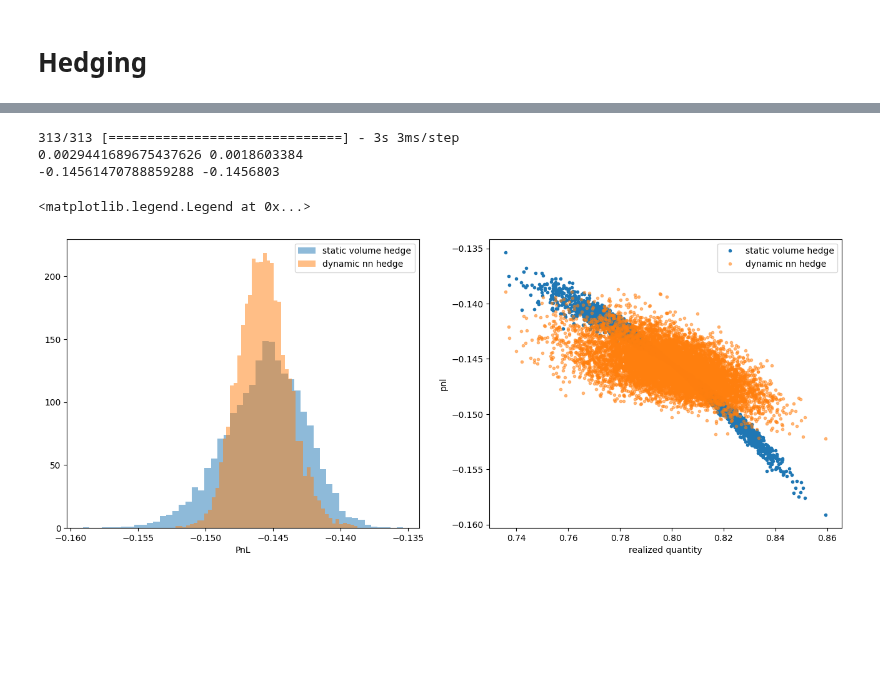
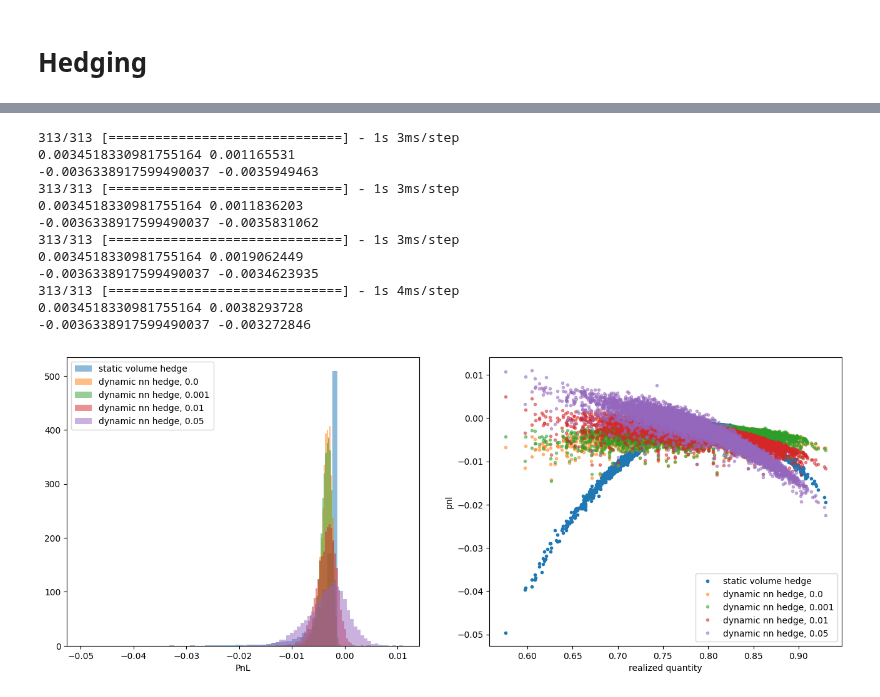
Before and after one commit to pikki622/RiVaPy, a Jupyter notebook: notebooks/models/residual_demand_forward_model.ipynb, the cells around one changed output, grey strips where cells are left out. Saved outputs shown, nothing was run; the diff lists cells and outputs as text; code cells hidden in the pictures; blank space fills up the shorter version.

```diff
--- a/notebooks/models/residual_demand_forward_model.ipynb
+++ b/notebooks/models/residual_demand_forward_model.ipynb
@@ -349,5 +304,6 @@ rdm = ResidualDemandForwardModel(
 # %%
-strike = 0.4#fwd_prices[:,-1].mean()
+val_date = dt.datetime(2023,1,1)
+strike = 0.22#fwd_prices[:,-1].mean()
 spec = GreenPPASpecification(technology = 'Wind',
                              location = 'Onshore',
                              schedule = [val_date + dt.timedelta(days=2)],
@@ -415,0 +450,13 @@ t = -2
+# %%
+for k,v in results.items():
+    for t_ in range(-10,-8,2):
+        delta = v.hedge_model.compute_delta(v.fwd_prices, v.forecasts, t_)
+        for l,v in v.forecasts.items():
+            if l != 'Onshore':
+                continue
+            plt.plot( v[:,t_], delta,'.', alpha=0.125, label='$\lambda$='+k+', t=' + str(t_))
+plt.ylabel('delta')
+plt.xlabel('forecast')
+plt.plot([0.6, 0.9],[-0.6, -0.9])
+plt.legend()
+plt.title('delta vs forecast');
@@ -483,24 +520,39 @@ plt.legend();
 # %%
 #plt.hist(pnl_no_hedge, bins=50, density=True, label='unhedged')
-pnl = result.hedge_model.compute_pnl(fwd_prices, result.forecasts, result.rlzd_qty)
 plt.figure(figsize=(16,6))
+plt.subplot(1,2,2)
+plt.plot(rlzd_qty, pnl_hedge, '.', label='static volume hedge')
 plt.subplot(1,2,1)
 plt.hist(pnl_hedge, bins=50, density=True, alpha=0.5, label='static volume hedge')
-plt.hist(pnl, bins=50, density=True, alpha=0.5, label='dynamic nn hedge')
+for k,v in results.items():
+    plt.subplot(1,2,1)
+    pnl = v.hedge_model.compute_pnl(result.fwd_prices, result.forecasts, result.rlzd_qty)
+    plt.hist(pnl, bins=50, density=True, alpha=0.5, label='dynamic nn hedge, ' + str(k))
+    print(np.sqrt(pnl_hedge.var()), np.sqrt(pnl.var()))
+    print(pnl_hedge.mean(), pnl.mean())
+    plt.subplot(1,2,2)
+    plt.plot(rlzd_qty, pnl, '.', alpha=0.5, label='dynamic nn hedge, ' + str(k))
+
+plt.subplot(1,2,1)
 plt.xlabel('PnL')
 plt.legend();
-print(np.sqrt(pnl_hedge.var()), np.sqrt(pnl.var()))
-print(pnl_hedge.mean(), pnl.mean())
+
 plt.subplot(1,2,2)
-plt.plot(rlzd_qty, pnl_hedge, '.', label='static volume hedge')
-plt.plot(rlzd_qty, pnl, '.', alpha=0.5, label='dynamic nn hedge')
 plt.xlabel('realized quantity')
 plt.ylabel('pnl')
-plt.legend()
+plt.legend();
 #plt.savefig('deep_hedging.png', dpi=600)
 # %% [output]
-313/313 [==============================] - 3s 3ms/step
-0.0029441689675437626 0.0018603384
--0.14561470788859288 -0.1456803
+313/313 [==============================] - 1s 3ms/step
+0.0034518330981755164 0.001165531
+-0.0036338917599490037 -0.0035949463
+313/313 [==============================] - 1s 3ms/step
+0.0034518330981755164 0.0011836203
+-0.0036338917599490037 -0.0035831062
+313/313 [==============================] - 1s 3ms/step
+0.0034518330981755164 0.0019062449
+-0.0036338917599490037 -0.0034623935
+313/313 [==============================] - 1s 4ms/step
+0.0034518330981755164 0.0038293728
+-0.0036338917599490037 -0.003272846
-<matplotlib.legend.Legend at 0x...>
-[figure, old version]
+[figure, new version]
```
Also changed, not shown: parts of 9 cells of this notebook, 2 other files.
